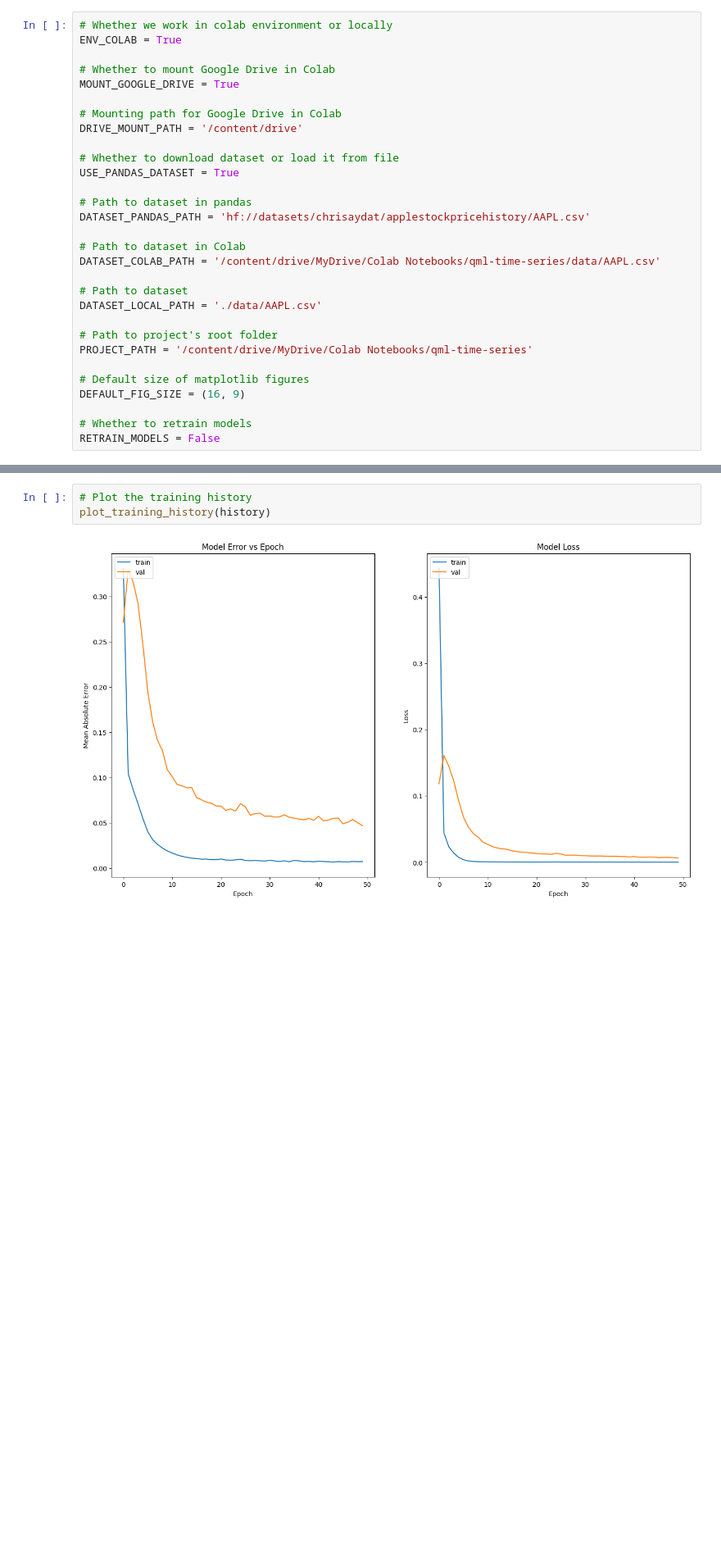
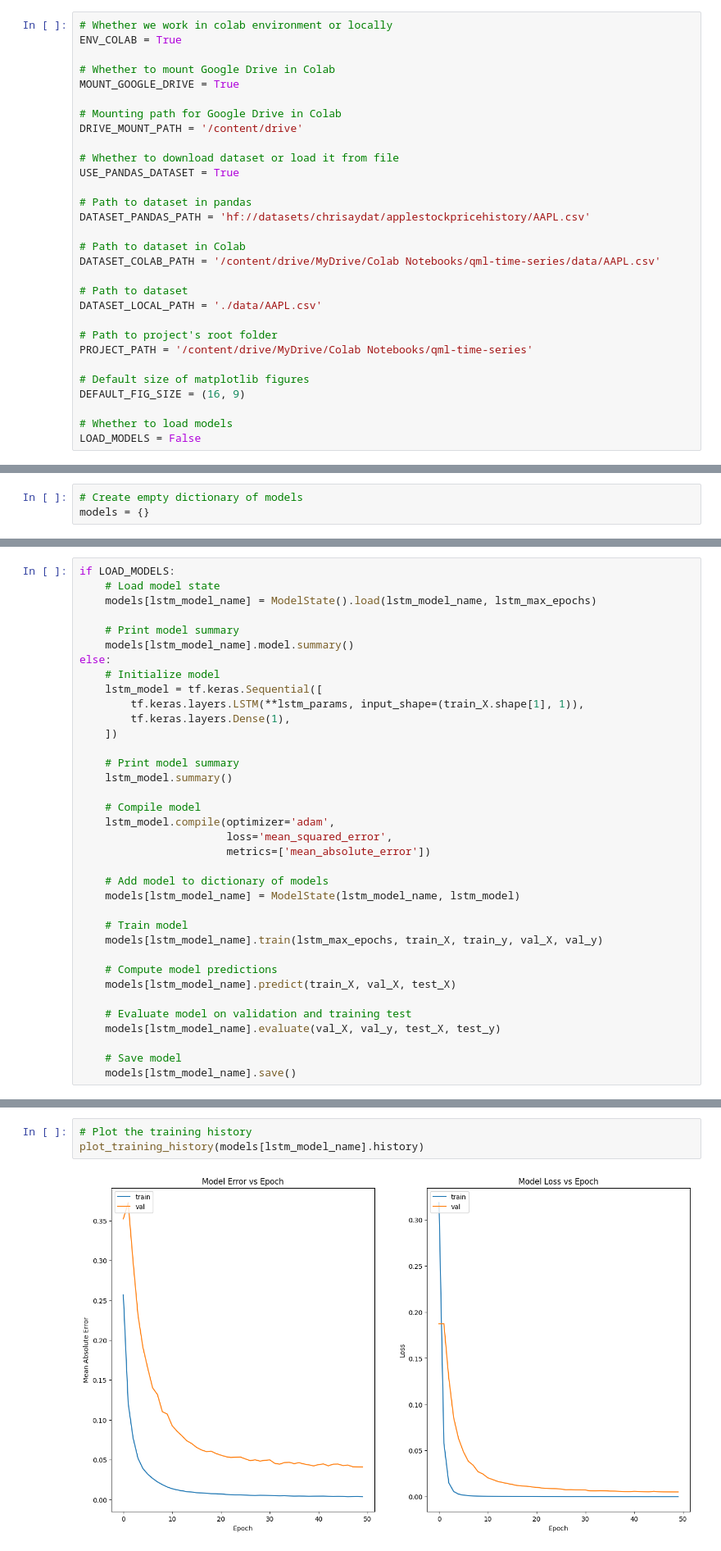
Before and after one commit to Ivan-Sergeyev/qml-time-series, a Jupyter notebook: src/qml_time_series.ipynb, the cells around one changed output, grey strips where cells are left out. Shown at 82% size. Cells and saved outputs as stored; diff of their text form; blank space fills up the shorter version.

Commit message:
Closes #9, #11, #12. Refactored helper functions and dataclasses. Training currently in progress: 50/50 epochs for LSTM, 10/20 for HQCLSTM.

```diff
--- a/src/qml_time_series.ipynb
+++ b/src/qml_time_series.ipynb
@@ -55,8 +55,8 @@ PROJECT_PATH = '/content/drive/MyDrive/Colab Notebooks/qml-time-series'
 # Default size of matplotlib figures
 DEFAULT_FIG_SIZE = (16, 9)
 
-# Whether to retrain models
-RETRAIN_MODELS = False
+# Whether to load models
+LOAD_MODELS = False
 # %% [markdown]
 ## Packages
 # %% [markdown]
@@ -835,0 +780,3 @@ predictions = model.predict(test_X)
+# %%
+# Create empty dictionary of models
+models = {}
@@ -835,0 +793,36 @@ predictions = model.predict(test_X)
+# %%
+if LOAD_MODELS:
+    # Load model state
+    models[lstm_model_name] = ModelState().load(lstm_model_name, lstm_max_epochs)
+
+    # Print model summary
+    models[lstm_model_name].model.summary()
+else:
+    # Initialize model
+    lstm_model = tf.keras.Sequential([
+        tf.keras.layers.LSTM(**lstm_params, input_shape=(train_X.shape[1], 1)),
+        tf.keras.layers.Dense(1),
+    ])
+
+    # Print model summary
+    lstm_model.summary()
+
+    # Compile model
+    lstm_model.compile(optimizer='adam',
+                       loss='mean_squared_error',
+                       metrics=['mean_absolute_error'])
+
+    # Add model to dictionary of models
+    models[lstm_model_name] = ModelState(lstm_model_name, lstm_model)
+
+    # Train model
+    models[lstm_model_name].train(lstm_max_epochs, train_X, train_y, val_X, val_y)
+
+    # Compute model predictions
+    models[lstm_model_name].predict(train_X, val_X, test_X)
+
+    # Evaluate model on validation and training test
+    models[lstm_model_name].evaluate(val_X, val_y, test_X, test_y)
+
+    # Save model
+    models[lstm_model_name].save()
@@ -850,7 +861,7 @@ R-squared: 0.9727665725155554
 # %%
 # Plot the training history
-plot_training_history(history)
+plot_training_history(models[lstm_model_name].history)
 # %% [output]
-[figure, old version]
+[figure, new version]
 # %%
 # Compare model's predictions with training labels
```
Also changed, not shown: parts of 49 cells of this notebook.
